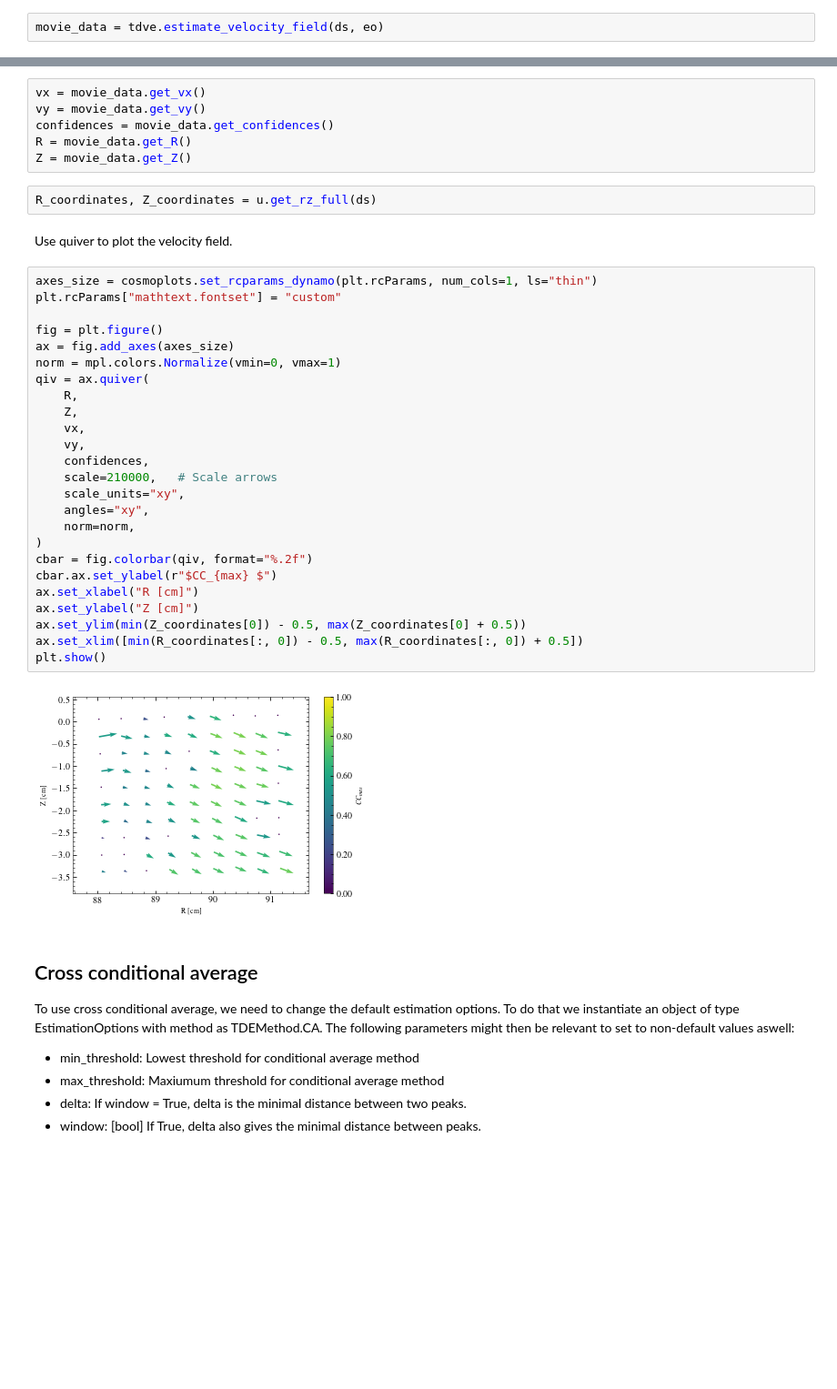
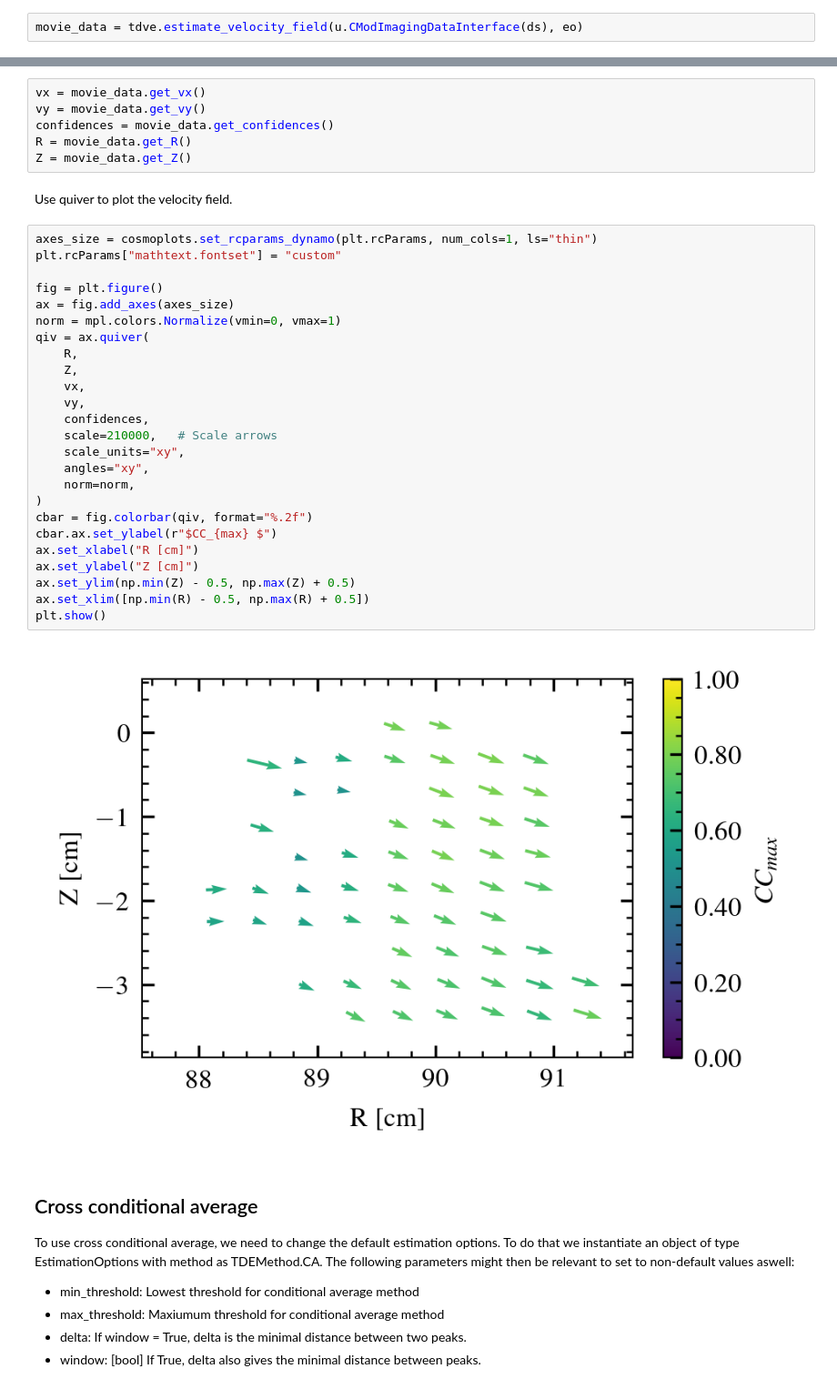
Before and after one commit to uit-cosmo/fpp-analysis-tools, a Jupyter notebook: guides/how_to_use_2D_velocity_estimate.ipynb, the cells around one changed output, grey strips where cells are left out. Shown: that part at 91% size. Cells and saved outputs as stored; diff of their text form; blank space fills up the shorter version.

```diff
--- a/guides/how_to_use_2D_velocity_estimate.ipynb
+++ b/guides/how_to_use_2D_velocity_estimate.ipynb
@@ -69,7 +67,7 @@ eo.cc_options.interpolate # Should interpolate ccf to find the maximum (if set t
 # %% [output]
 False
 # %%
-movie_data = tdve.estimate_velocity_field(ds, eo)
+movie_data = tdve.estimate_velocity_field(u.CModImagingDataInterface(ds), eo)
 # %% [markdown]
 Extract estimated velocities and their confidences for each pixel
 
@@ -80,37 +78,35 @@ vy = movie_data.get_vy()
 confidences = movie_data.get_confidences()
 R = movie_data.get_R()
 Z = movie_data.get_Z()
-# %%
-R_coordinates, Z_coordinates = u.get_rz_full(ds)
 # %% [markdown]
 Use quiver to plot the velocity field.
 # %%
 axes_size = cosmoplots.set_rcparams_dynamo(plt.rcParams, num_cols=1, ls="thin")
 plt.rcParams["mathtext.fontset"] = "custom"
 
 fig = plt.figure()
 ax = fig.add_axes(axes_size)
 norm = mpl.colors.Normalize(vmin=0, vmax=1)
 qiv = ax.quiver(
     R,
     Z,
     vx,
     vy,
     confidences,
     scale=210000,   # Scale arrows
     scale_units="xy",
     angles="xy",
     norm=norm,
 )
 cbar = fig.colorbar(qiv, format="%.2f")
 cbar.ax.set_ylabel(r"$CC_{max} $")
 ax.set_xlabel("R [cm]")
 ax.set_ylabel("Z [cm]")
-ax.set_ylim(min(Z_coordinates[0]) - 0.5, max(Z_coordinates[0] + 0.5))
-ax.set_xlim([min(R_coordinates[:, 0]) - 0.5, max(R_coordinates[:, 0]) + 0.5])
+ax.set_ylim(np.min(Z) - 0.5, np.max(Z) + 0.5)
+ax.set_xlim([np.min(R) - 0.5, np.max(R) + 0.5])
 plt.show()
 # %% [output]
-[figure, old version]
+[figure, new version]
 # %% [markdown]
 ## Cross conditional average
 
```
Also changed, not shown: parts of 4 cells of this notebook.
